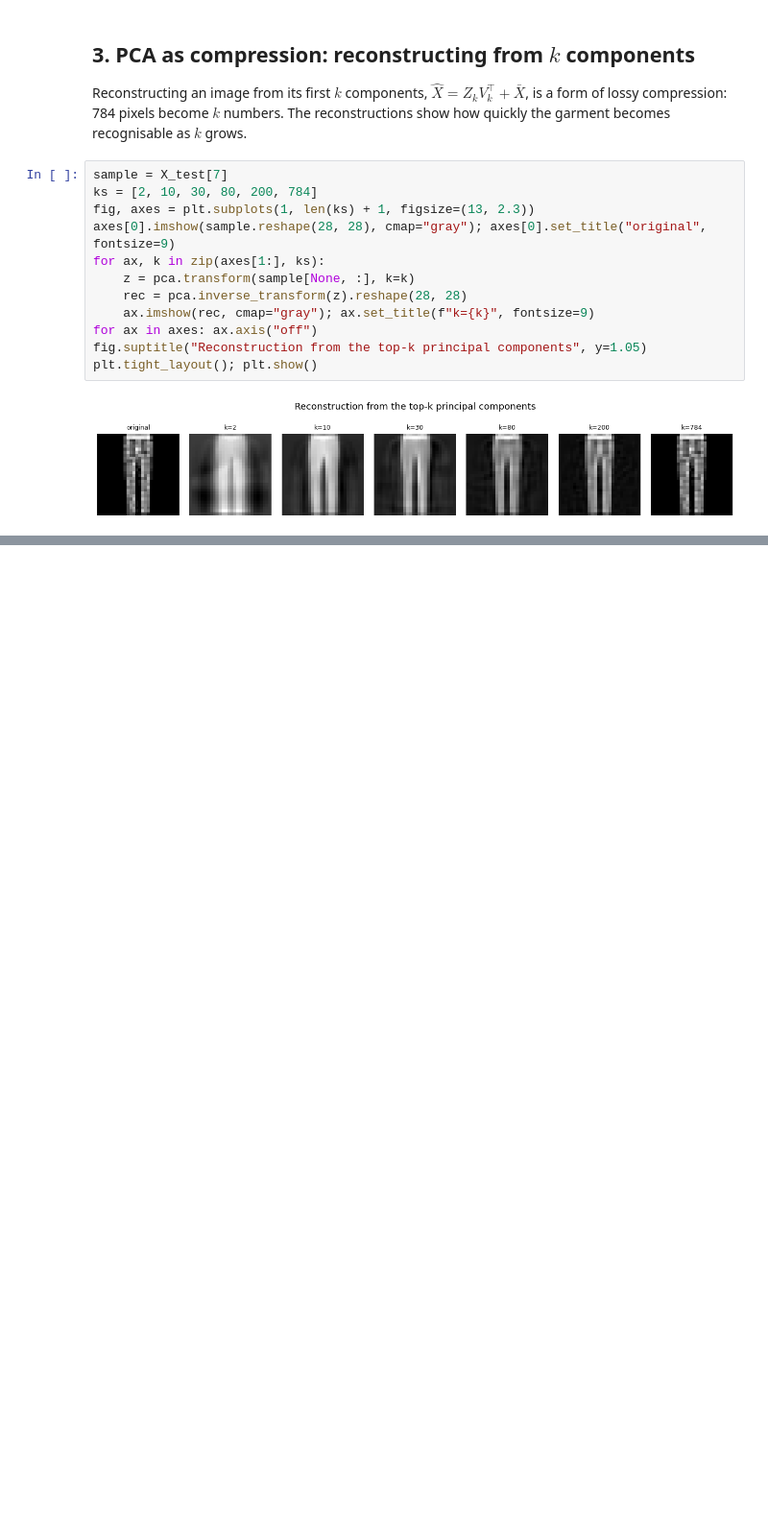
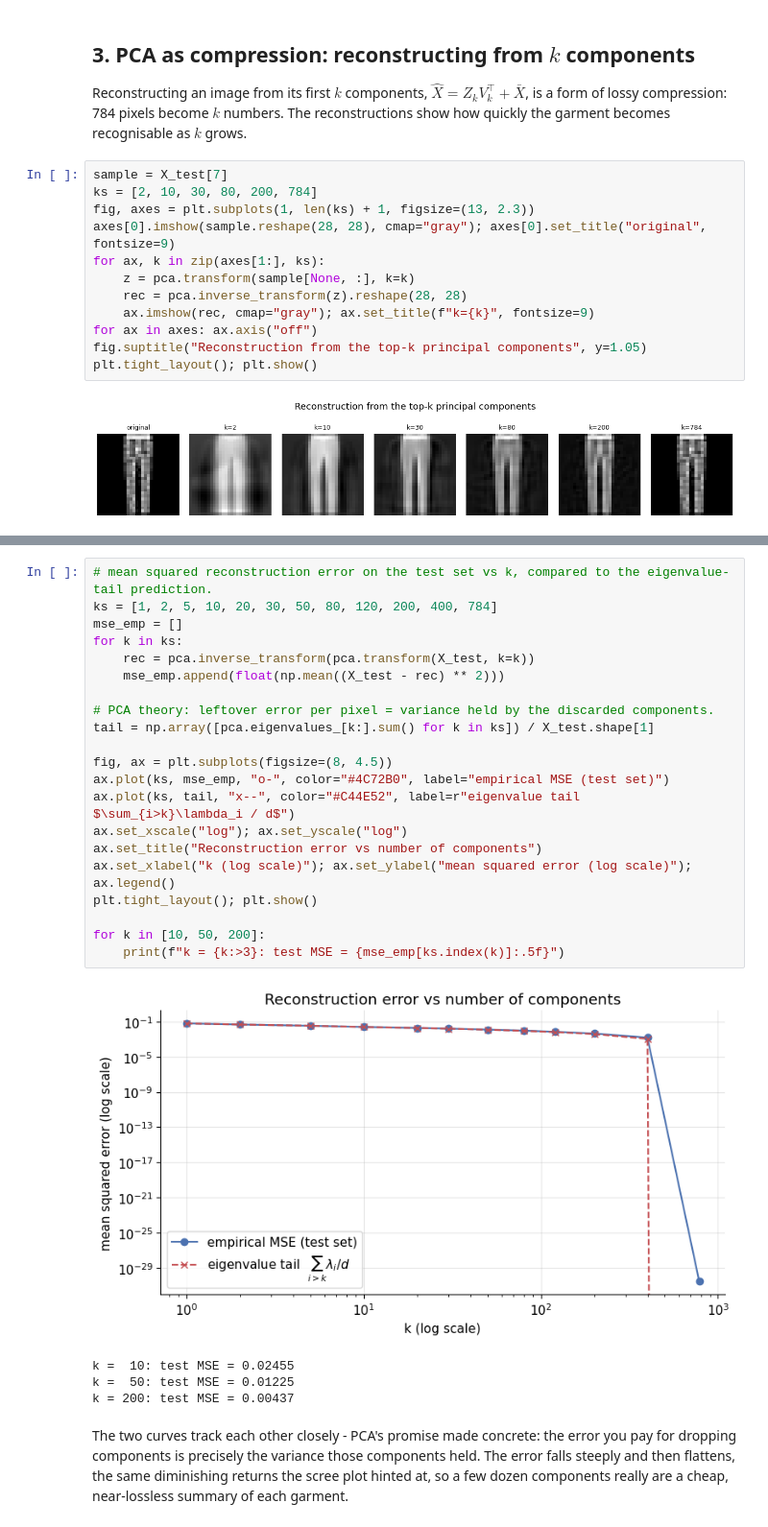
Before and after one commit to radostinaaa/trend-forecasting, a Jupyter notebook: 03_dimensionality_reduction.ipynb, the cells around one changed output, grey strips where cells are left out. Shown at 96% size. Drawn from its saved outputs; the diff is of its cells as text; blank space fills up the shorter version.

Commit message:
reconstruction error vs k

```diff
--- a/03_dimensionality_reduction.ipynb
+++ b/03_dimensionality_reduction.ipynb
@@ -235,0 +246,28 @@ plt.tight_layout(); plt.show()
+# %%
+# mean squared reconstruction error on the test set vs k, compared to the eigenvalue-tail prediction.
+ks = [1, 2, 5, 10, 20, 30, 50, 80, 120, 200, 400, 784]
+mse_emp = []
+for k in ks:
+    rec = pca.inverse_transform(pca.transform(X_test, k=k))
+    mse_emp.append(float(np.mean((X_test - rec) ** 2)))
+
+# PCA theory: leftover error per pixel = variance held by the discarded components.
+tail = np.array([pca.eigenvalues_[k:].sum() for k in ks]) / X_test.shape[1]
+
+fig, ax = plt.subplots(figsize=(8, 4.5))
+ax.plot(ks, mse_emp, "o-", color="#4C72B0", label="empirical MSE (test set)")
+ax.plot(ks, tail, "x--", color="#C44E52", label=r"eigenvalue tail  $\sum_{i>k}\lambda_i / d$")
+ax.set_xscale("log"); ax.set_yscale("log")
+ax.set_title("Reconstruction error vs number of components")
+ax.set_xlabel("k (log scale)"); ax.set_ylabel("mean squared error (log scale)"); ax.legend()
+plt.tight_layout(); plt.show()
+
+for k in [10, 50, 200]:
+    print(f"k = {k:>3}: test MSE = {mse_emp[ks.index(k)]:.5f}")
+# %% [output]
+[figure, added]
+k =  10: test MSE = 0.02455
+k =  50: test MSE = 0.01225
+k = 200: test MSE = 0.00437
+# %% [markdown]
+The two curves track each other closely - PCA's promise made concrete: the error you pay for dropping components is precisely the variance those components held. The error falls steeply and then flattens, the same diminishing returns the scree plot hinted at, so a few dozen components really are a cheap, near-lossless summary of each garment.
```
Also changed, not shown: parts of 1 cell of this notebook.
